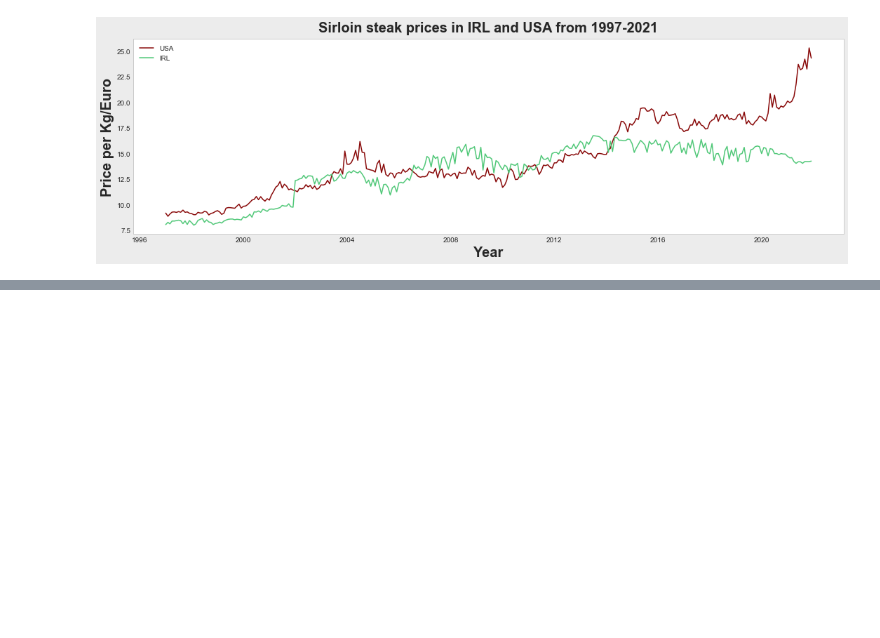
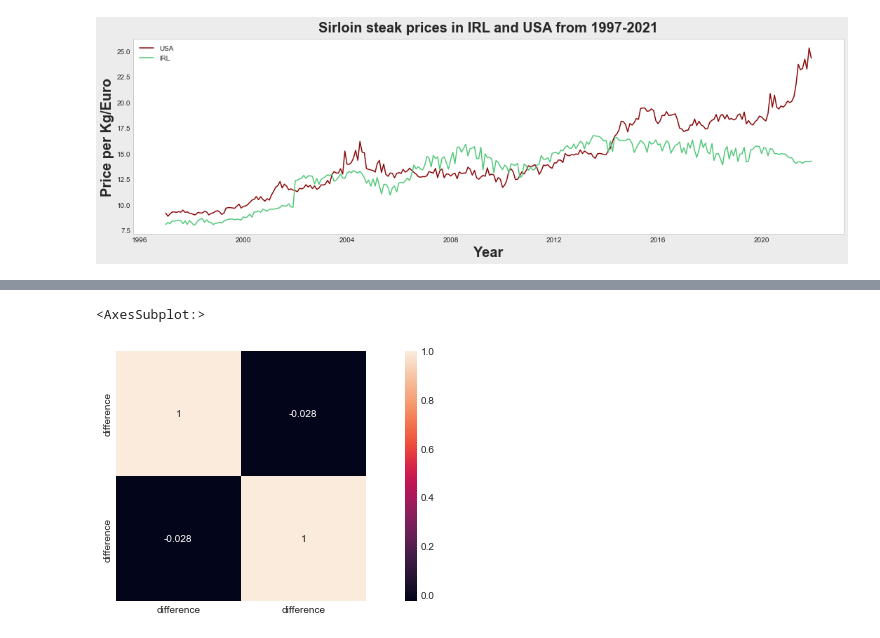
Before and after one commit to ZdenkoCCT/CA2Git, a Jupyter notebook: Cleaned data-Statistics.ipynb, the cells around one changed output, grey strips where cells are left out. Drawn from its saved outputs; the diff is of its cells as text; code cells hidden in the pictures; blank space fills up the shorter version.

```diff
--- a/Cleaned data-Statistics.ipynb
+++ b/Cleaned data-Statistics.ipynb
@@ -625,0 +691,8 @@ plt.grid()
+# %%
+#crete correlation matrix to check is there a corelation between monthly price difference in USA and IRL
+df_diff_corrmat = pd.concat([diff_usa, diff_irl], axis=1, join='inner')
+corrmat = df_diff_corrmat.corr()
+sns.heatmap(corrmat,annot=True,square=True)
+# %% [output]
+<AxesSubplot:>
+[figure, added]
```
Also changed, not shown: parts of 42 cells of this notebook, 1 other file.
